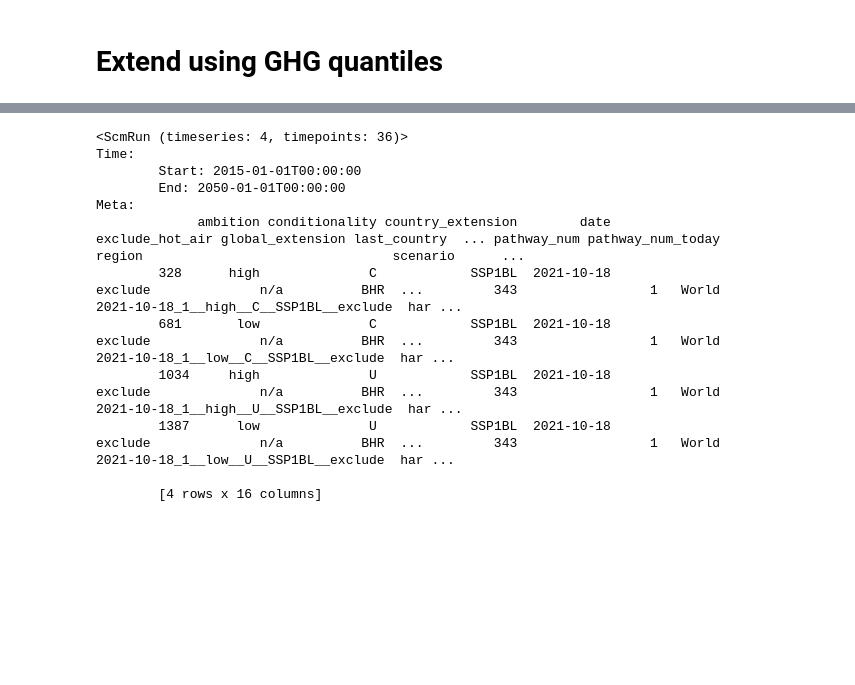
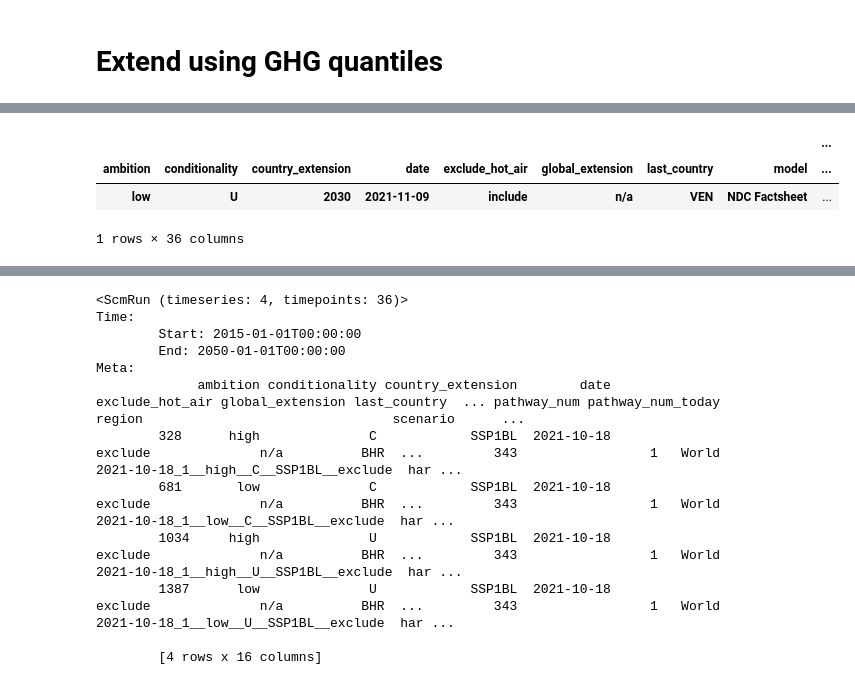
Before and after one commit to climate-resource/ndc-realisations-2021, a Jupyter notebook: notebooks/311_extend_to_eoc.ipynb, the cells around one changed output, grey strips where cells are left out. Cells and saved outputs as stored; diff of their text form; code cells hidden in the pictures; blank space fills up the shorter version.

```diff
--- a/notebooks/311_extend_to_eoc.ipynb
+++ b/notebooks/311_extend_to_eoc.ipynb
@@ -465,3 +494,10 @@ Meta:
 
         [1460 rows x 16 columns]
 [interactive output not drawn]
+# %%
+selected_scenarios.filter(scenario="2021-11-09_1__low__U__2030__include").timeseries()
+# %% [output]
+|  |  |  |  |  |  |  |  | ... |
+| ambition | conditionality | country_extension | date | exclude_hot_air | global_extension | last_country | model | ... |
+| low | U | 2030 | 2021-11-09 | include | n/a | VEN | NDC Factsheet | ... |
+1 rows × 36 columns
```
Also changed, not shown: parts of 9 cells of this notebook, 2 other files.
